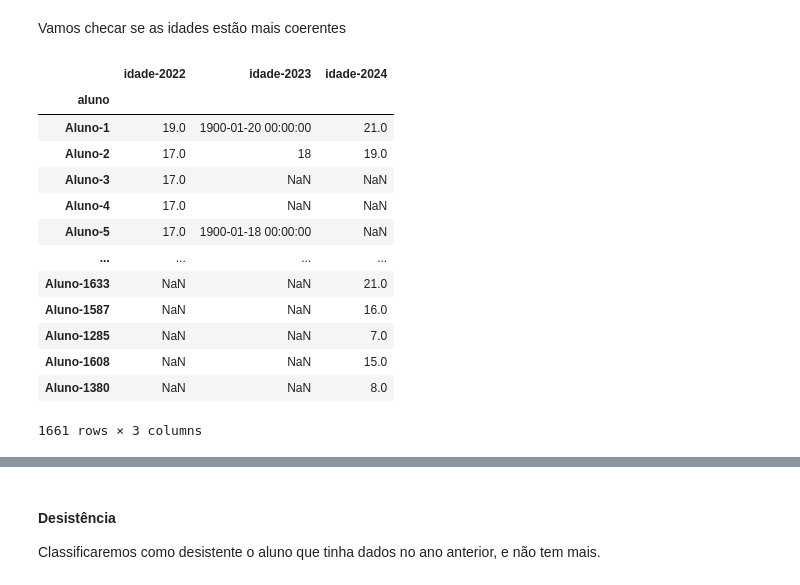
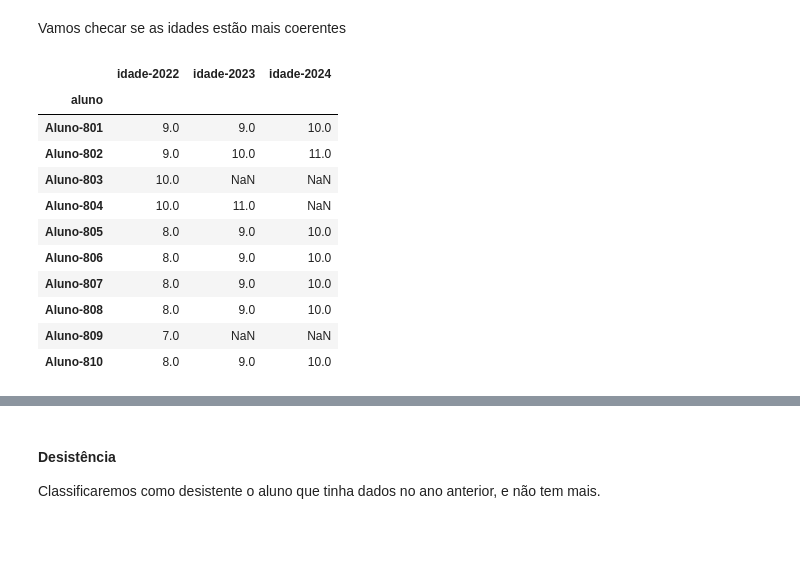
Before and after one commit to victoria-menezes/fiap-data-analytics-DATATHON, a Jupyter notebook: notebook.ipynb, the cells around one changed output, grey strips where cells are left out. Drawn from its saved outputs; the diff is of its cells as text; code cells hidden in the pictures; blank space fills up the shorter version.

```diff
--- a/notebook.ipynb
+++ b/notebook.ipynb
@@ -1325,19 +1353,17 @@ df_check.loc[are_equal == False, cols].head(10)
 # %% [markdown]
 Vamos checar se as idades estão mais coerentes
 # %%
-df[get_column_across_years('idade')]
+df[800:810][get_column_across_years('idade')]
 # %% [output]
 |  | idade-2022 | idade-2023 | idade-2024 |
 | aluno |  |  |  |
-| Aluno-1 | 19.0 | 1900-01-20 00:00:00 | 21.0 |
-| Aluno-2 | 17.0 | 18 | 19.0 |
-| Aluno-3 | 17.0 | NaN | NaN |
-| Aluno-4 | 17.0 | NaN | NaN |
-| Aluno-5 | 17.0 | 1900-01-18 00:00:00 | NaN |
-| ... | ... | ... | ... |
-| Aluno-1633 | NaN | NaN | 21.0 |
-| Aluno-1587 | NaN | NaN | 16.0 |
-| Aluno-1285 | NaN | NaN | 7.0 |
-| Aluno-1608 | NaN | NaN | 15.0 |
-| Aluno-1380 | NaN | NaN | 8.0 |
+| Aluno-801 | 9.0 | 9.0 | 10.0 |
+| Aluno-802 | 9.0 | 10.0 | 11.0 |
+| Aluno-803 | 10.0 | NaN | NaN |
+| Aluno-804 | 10.0 | 11.0 | NaN |
+| Aluno-805 | 8.0 | 9.0 | 10.0 |
+| Aluno-806 | 8.0 | 9.0 | 10.0 |
+| Aluno-807 | 8.0 | 9.0 | 10.0 |
+| Aluno-808 | 8.0 | 9.0 | 10.0 |
+| Aluno-809 | 7.0 | NaN | NaN |
+| Aluno-810 | 8.0 | 9.0 | 10.0 |
-1661 rows × 3 columns
```
Also changed, not shown: parts of 57 cells of this notebook.
